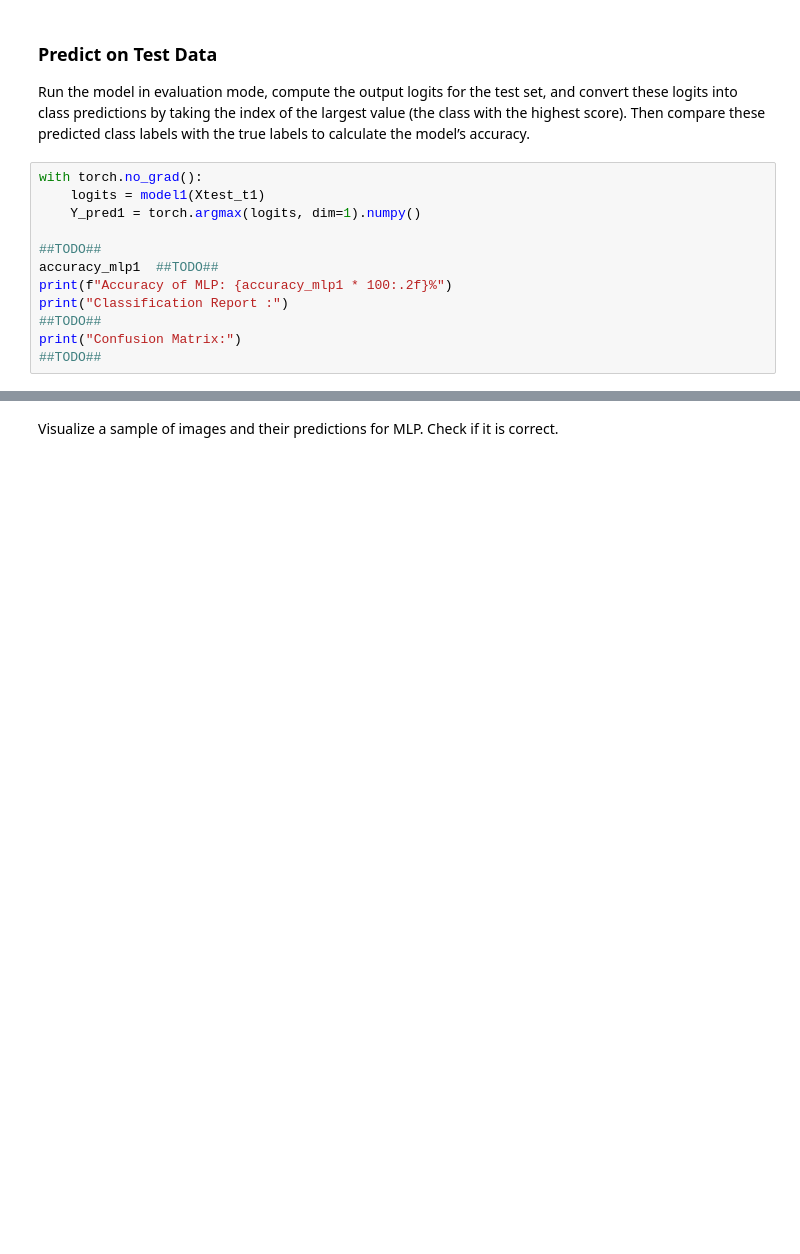
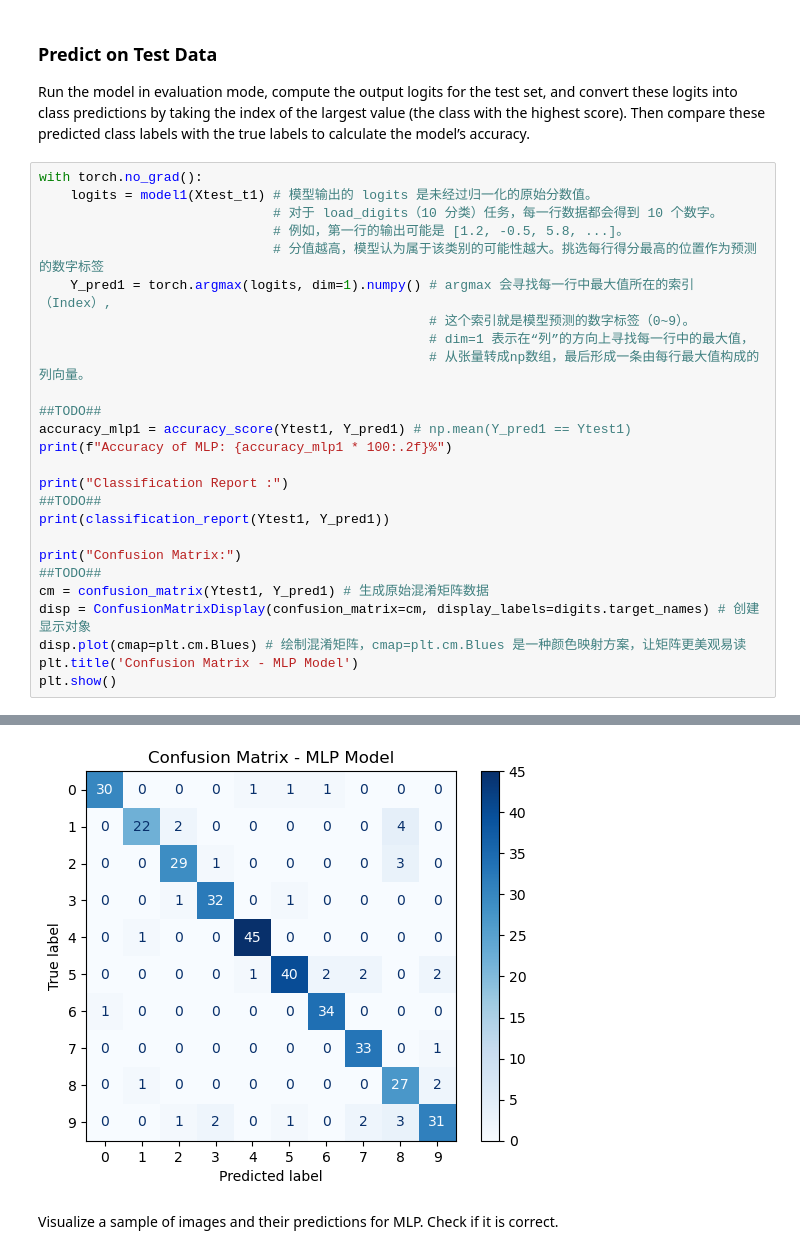
Before and after one commit to YeniaoArt/2025_26-AI-materials, a Jupyter notebook: worksheets/worksheet4.ipynb, the cells around one changed output, grey strips where cells are left out. Saved outputs shown, nothing was run; the diff lists cells and outputs as text; blank space fills up the shorter version.

```diff
--- a/worksheets/worksheet4.ipynb
+++ b/worksheets/worksheet4.ipynb
@@ -392,13 +554,28 @@ plt.show()
 Run the model in evaluation mode, compute the output logits for the test set, and convert these logits into class predictions by taking the index of the largest value (the class with the highest score). Then compare these predicted class labels with the true labels to calculate the model’s accuracy.
 # %%
 with torch.no_grad():
-    logits = model1(Xtest_t1)
-    Y_pred1 = torch.argmax(logits, dim=1).numpy()
+    logits = model1(Xtest_t1) # 模型输出的 logits 是未经过归一化的原始分数值。
+                              # 对于 load_digits（10 分类）任务，每一行数据都会得到 10 个数字。
+                              # 例如，第一行的输出可能是 [1.2, -0.5, 5.8, ...]。
+                              # 分值越高，模型认为属于该类别的可能性越大。挑选每行得分最高的位置作为预测的数字标签
+    Y_pred1 = torch.argmax(logits, dim=1).numpy() # argmax 会寻找每一行中最大值所在的索引（Index）,
+                                                  # 这个索引就是模型预测的数字标签（0~9）。
+                                                  # dim=1 表示在“列”的方向上寻找每一行中的最大值，
+                                                  # 从张量转成np数组，最后形成一条由每行最大值构成的列向量。
 
 ##TODO##
-accuracy_mlp1  ##TODO##
+accuracy_mlp1 = accuracy_score(Ytest1, Y_pred1) # np.mean(Y_pred1 == Ytest1)
 print(f"Accuracy of MLP: {accuracy_mlp1 * 100:.2f}%")
+
 print("Classification Report :")
 ##TODO##
+print(classification_report(Ytest1, Y_pred1))
+
 print("Confusion Matrix:")
 ##TODO##
+cm = confusion_matrix(Ytest1, Y_pred1) # 生成原始混淆矩阵数据
+disp = ConfusionMatrixDisplay(confusion_matrix=cm, display_labels=digits.target_names) # 创建显示对象
+disp.plot(cmap=plt.cm.Blues) # 绘制混淆矩阵，cmap=plt.cm.Blues 是一种颜色映射方案，让矩阵更美观易读
+plt.title('Confusion Matrix - MLP Model')
+plt.show()
+# %% [output]
@@ -405,3 +602,4 @@ print("Confusion Matrix:")
+[figure, added]
 # %% [markdown]
 Visualize a sample of images and their predictions for MLP. Check if it is correct.
 # %%
```
Also changed, not shown: parts of 30 cells of this notebook.
